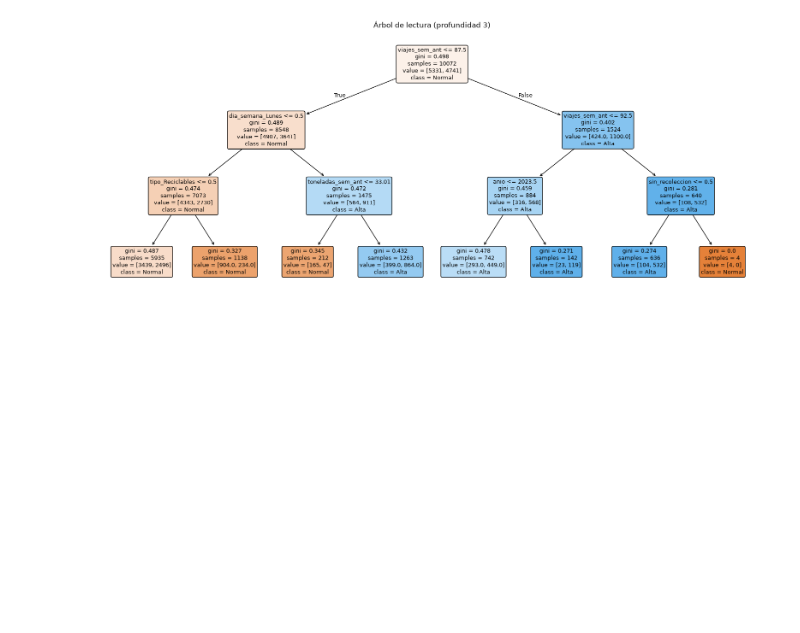
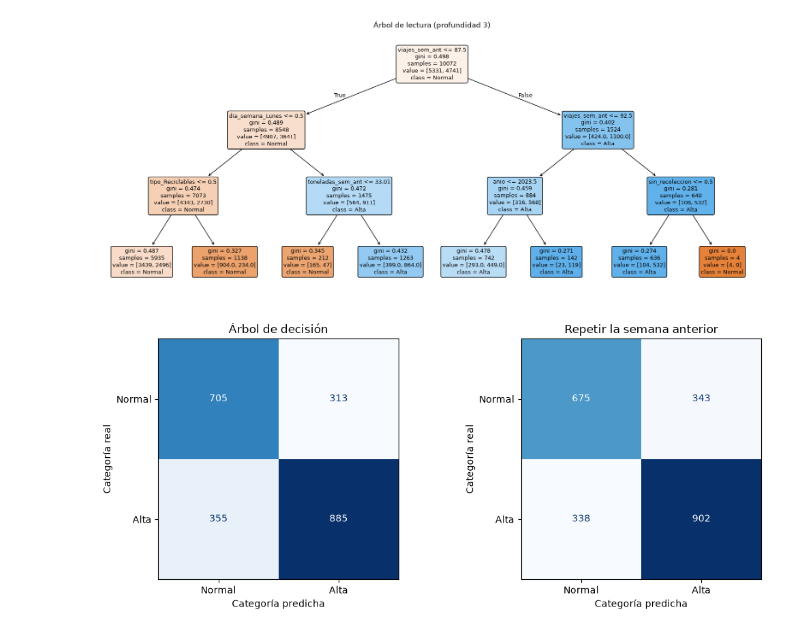
Before and after one commit to Naccho27/tp-predictivos, a Jupyter notebook: notebooks/02_clasificacion_arbol.ipynb, the cells around one changed output. Cells and saved outputs as stored; diff of their text form; code cells hidden in the pictures; blank space fills up the shorter version.

Commit message:
Notebook 02: evaluación (matriz de confusión, recall, umbral 0,4 y análisis de errores)

```diff
--- a/notebooks/02_clasificacion_arbol.ipynb
+++ b/notebooks/02_clasificacion_arbol.ipynb
@@ -423,3 +423,28 @@ plt.show()
 # %% [output]
 Exactitud del árbol de lectura en prueba: 64.3%
 [figure]
+# %%
+# Paso 13 · Matriz de confusión
+
+# Qué hacemos: separar los aciertos y los errores en cuatro casillas, y comparar el árbol con la regla de repetir la semana anterior.
+
+# Por qué: la exactitud mezcla dos errores que en la práctica no valen lo mismo. La matriz los separa: cuántas falsas alarmas hubo y cuántos días altos no se anticiparon.
+
+# Qué hacemos: contar, para cada categoría real, qué predijo el modelo.
+# Por qué: la exactitud mezcla dos errores distintos (falsa alarma y día alto no anticipado),
+# y para UrbanRec no tienen la misma consecuencia.
+
+# Dos gráficos lado a lado: el árbol y la regla "repetir la semana anterior"
+fig, ejes = plt.subplots(1, 2, figsize=(11, 4.5))
+for eje, pred, titulo in [(ejes[0], pred_arbol, "Árbol de decisión"),
+                          (ejes[1], pred_sem_ant, "Repetir la semana anterior")]:
+    # from_predictions arma la matriz a partir de los valores reales y los predichos
+    ConfusionMatrixDisplay.from_predictions(y_pru, pred, display_labels=["Normal", "Alta"],
+                                            cmap="Blues", colorbar=False, ax=eje)
+    eje.set_title(titulo)
+    eje.set_xlabel("Categoría predicha")
+    eje.set_ylabel("Categoría real")
+plt.tight_layout()
+plt.show()
+# %% [output]
+[figure, added]
```
Also changed, not shown: parts of 15 cells of this notebook.
